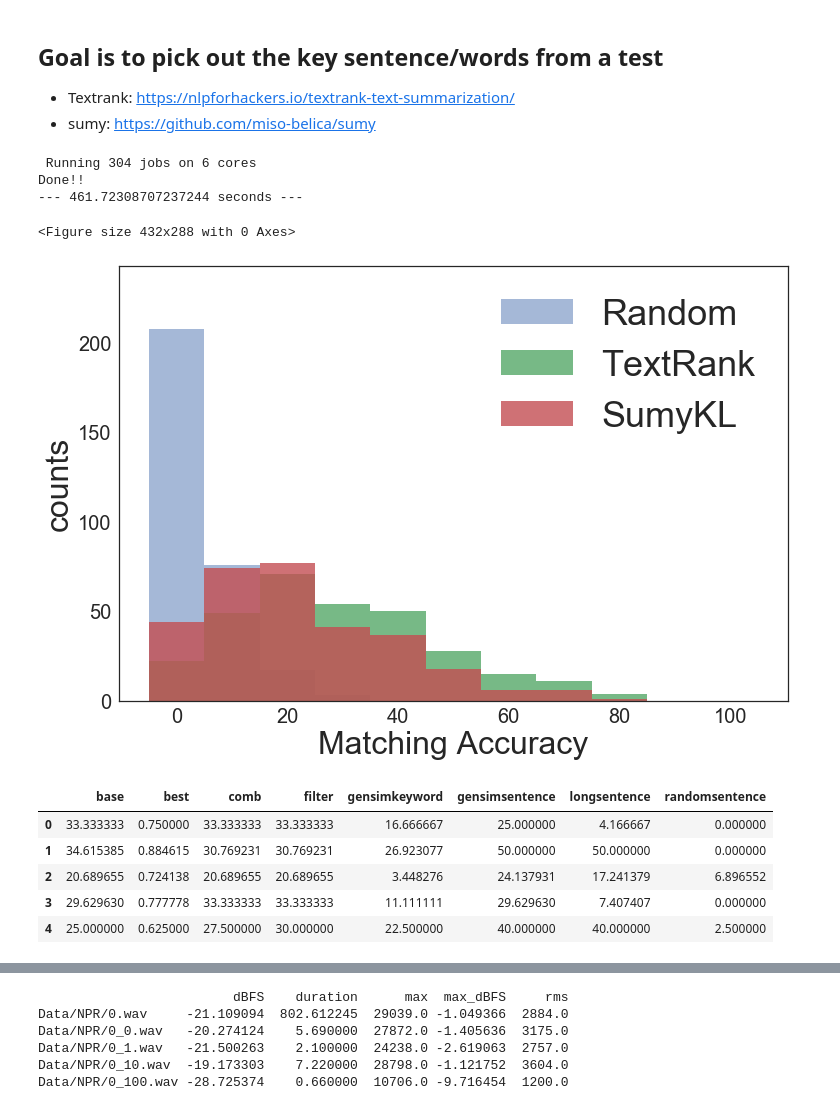
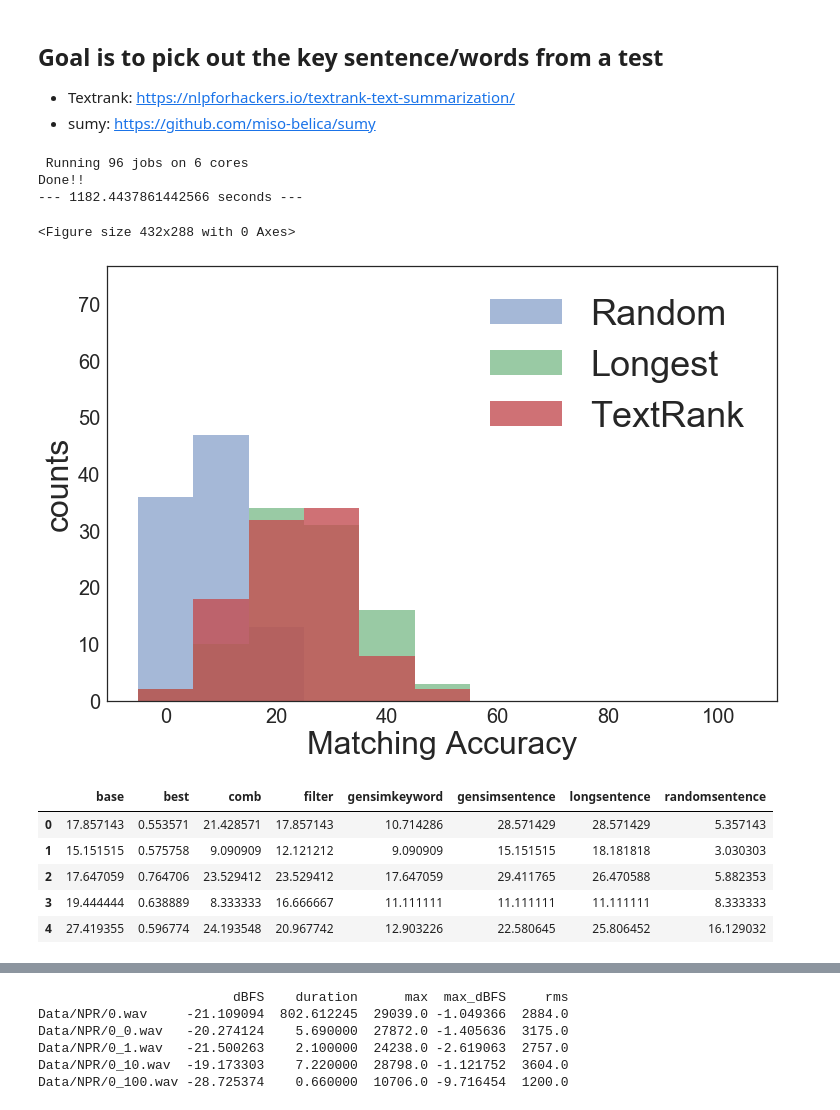
Before and after one commit to tongbaojia/Insight, a Jupyter notebook: Project/SummaryStudies.ipynb, the cells around one changed output, grey strips where cells are left out. Saved outputs shown, nothing was run; the diff lists cells and outputs as text; code cells hidden in the pictures.

```diff
--- a/Project/SummaryStudies.ipynb
+++ b/Project/SummaryStudies.ipynb
@@ -186,7 +186,7 @@ token_gensim_sentence = []
 token_gensim_word = []
 
 ##304 NPR, 96 conv, 419 story
-path = 'Data/NPR/'
+path = 'Data/NPR_conv/'
 #N = 1
 if "_story" in path: ## 31 seconds
     N = 419
@@ -273,12 +273,13 @@ with open(path + 'fulltextdic.pkl', 'wb') as f:
 
 print("Done!!")
 print("--- %s seconds ---" % (time.time() - start_time))
+
 # for i in tqdm(range(2)):
 #     fulltextdic.update(TextToTokens(i))
 # %% [output]
- Running 304 jobs on 6 cores
+ Running 96 jobs on 6 cores
 Done!!
---- 461.72308707237244 seconds ---
+--- 1182.4437861442566 seconds ---
 # %%
 # with open(path + 'fulltextdic.pkl', 'rb') as f:
 #     fulltextdic = pickle.load(f)
@@ -372,38 +373,38 @@ scores["comb"] = comb_rate
 # %%
 plt.clf()
 plt.figure(figsize=(12, 8))
 mybins=np.arange(-5, 115, 10)
 #plt.hist(base_rate, alpha=0.5, bins=mybins, label="Baseline") # mean %.3f %s %.3f " % (np.mean(np.array(base_rate)), r'$\pm$', np.std(np.array(base_rate)/np.sqrt(N))))
 #plt.hist(filter_rate, alpha=0.5, bins=mybins, label="Filtered") #; mean %.3f %s %.3f" % (np.mean(np.array(my_rate)), r'$\pm$', np.std(np.array(my_rate))/np.sqrt(N)))
 plt.hist(randomsentence_rate, alpha=0.5, bins=mybins, label="Random") #; mean %.3f %s %.3f " % (np.mean(np.array(gensim_rate)), r'$\pm$', np.std(np.array(gensim_rate)/np.sqrt(N))))
-#plt.hist(longsentence_rate,   alpha=0.6, bins=mybins, label="Longest") #; mean %.3f %s %.3f " % (np.mean(np.array(gensim_rate)), r'$\pm$', np.std(np.array(gensim_rate)/np.sqrt(N))))
+plt.hist(longsentence_rate,   alpha=0.6, bins=mybins, label="Longest") #; mean %.3f %s %.3f " % (np.mean(np.array(gensim_rate)), r'$\pm$', np.std(np.array(gensim_rate)/np.sqrt(N))))
 plt.hist(gensimsentence_rate, alpha=0.8, bins=mybins, label="TextRank") #; mean %.3f %s %.3f " % (np.mean(np.array(gensim_rate)), r'$\pm$', np.std(np.array(gensim_rate)/np.sqrt(N))))
-plt.hist(sumysentence_rate, alpha=0.8, bins=mybins, label="SumyKL") #; mean %.3f %s %.3f " % (np.mean(np.array(gensim_rate)), r'$\pm$', np.std(np.array(gensim_rate)/np.sqrt(N))))
+#plt.hist(sumysentence_rate, alpha=0.8, bins=mybins, label="SumyKL") #; mean %.3f %s %.3f " % (np.mean(np.array(gensim_rate)), r'$\pm$', np.std(np.array(gensim_rate)/np.sqrt(N))))
 #plt.hist(gensimkeyword_rate, alpha=0.5, bins=mybins, label="Gensim keywords") #; mean %.3f %s %.3f " % (np.mean(np.array(gensimkeyword_rate)), r'$\pm$', np.std(np.array(gensimkeyword_rate)/np.sqrt(N))))
 #plt.hist(comb_rate, alpha=0.5, bins=mybins, label="My highlights mean %.3f %s %.3f " % (np.mean(np.array(comb_rate)), r'$\pm$', np.std(np.array(comb_rate)/np.sqrt(N))))
 plt.ylim(0, N/5*4)
 #plt.xlabel(r"$N_{matched}^{InDescription}$ / $N_{total}^{InDescription}$", fontsize=32)
 plt.xlabel("Matching Accuracy", fontsize=32)
 plt.ylabel("counts", fontsize=32)
 plt.xticks(fontsize=20)
 plt.yticks(fontsize=20)
 plt.title("", fontsize=40)
 plt.legend(fontsize=36)
-plt.savefig("Plot/" + path.split("/")[1] + "_randomsentenceKL.pdf")
+plt.savefig("Plot/" + path.split("/")[1] + "_textranksentence.pdf")
 plt.show()
 # %% [output]
 <Figure size 432x288 with 0 Axes>
-[figure, old version]
+[figure, new version]
 # %%
 df_score = pd.DataFrame(scores)
 df_score.head()
 # %% [output]
 |  | base | best | comb | filter | gensimkeyword | gensimsentence | longsentence | randomsentence |
-| 0 | 33.333333 | 0.750000 | 33.333333 | 33.333333 | 16.666667 | 25.000000 | 4.166667 | 0.000000 |
-| 1 | 34.615385 | 0.884615 | 30.769231 | 30.769231 | 26.923077 | 50.000000 | 50.000000 | 0.000000 |
-| 2 | 20.689655 | 0.724138 | 20.689655 | 20.689655 | 3.448276 | 24.137931 | 17.241379 | 6.896552 |
-| 3 | 29.629630 | 0.777778 | 33.333333 | 33.333333 | 11.111111 | 29.629630 | 7.407407 | 0.000000 |
-| 4 | 25.000000 | 0.625000 | 27.500000 | 30.000000 | 22.500000 | 40.000000 | 40.000000 | 2.500000 |
+| 0 | 17.857143 | 0.553571 | 21.428571 | 17.857143 | 10.714286 | 28.571429 | 28.571429 | 5.357143 |
+| 1 | 15.151515 | 0.575758 | 9.090909 | 12.121212 | 9.090909 | 15.151515 | 18.181818 | 3.030303 |
+| 2 | 17.647059 | 0.764706 | 23.529412 | 23.529412 | 17.647059 | 29.411765 | 26.470588 | 5.882353 |
+| 3 | 19.444444 | 0.638889 | 8.333333 | 16.666667 | 11.111111 | 11.111111 | 11.111111 | 8.333333 |
+| 4 | 27.419355 | 0.596774 | 24.193548 | 20.967742 | 12.903226 | 22.580645 | 25.806452 | 16.129032 |
 # %%
 score_means = [np.mean(df_score.randomsentence), np.mean(df_score.longsentence), np.mean(df_score.gensimsentence)]
 score_vars = [np.std(df_score.randomsentence), np.std(df_score.longsentence), np.std(df_score.gensimsentence)]
```
Also changed, not shown: parts of 1 cell of this notebook, 17 other files.
